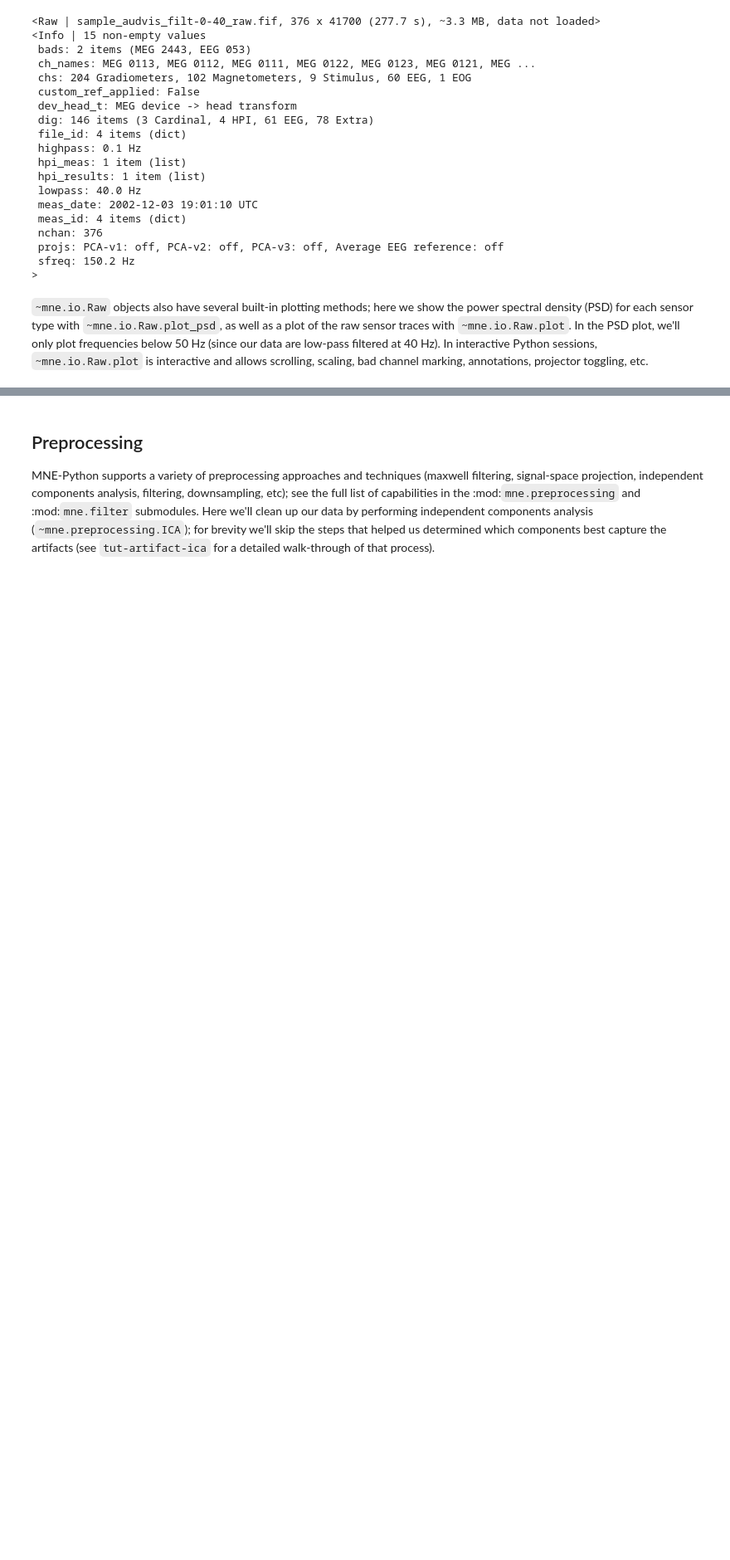
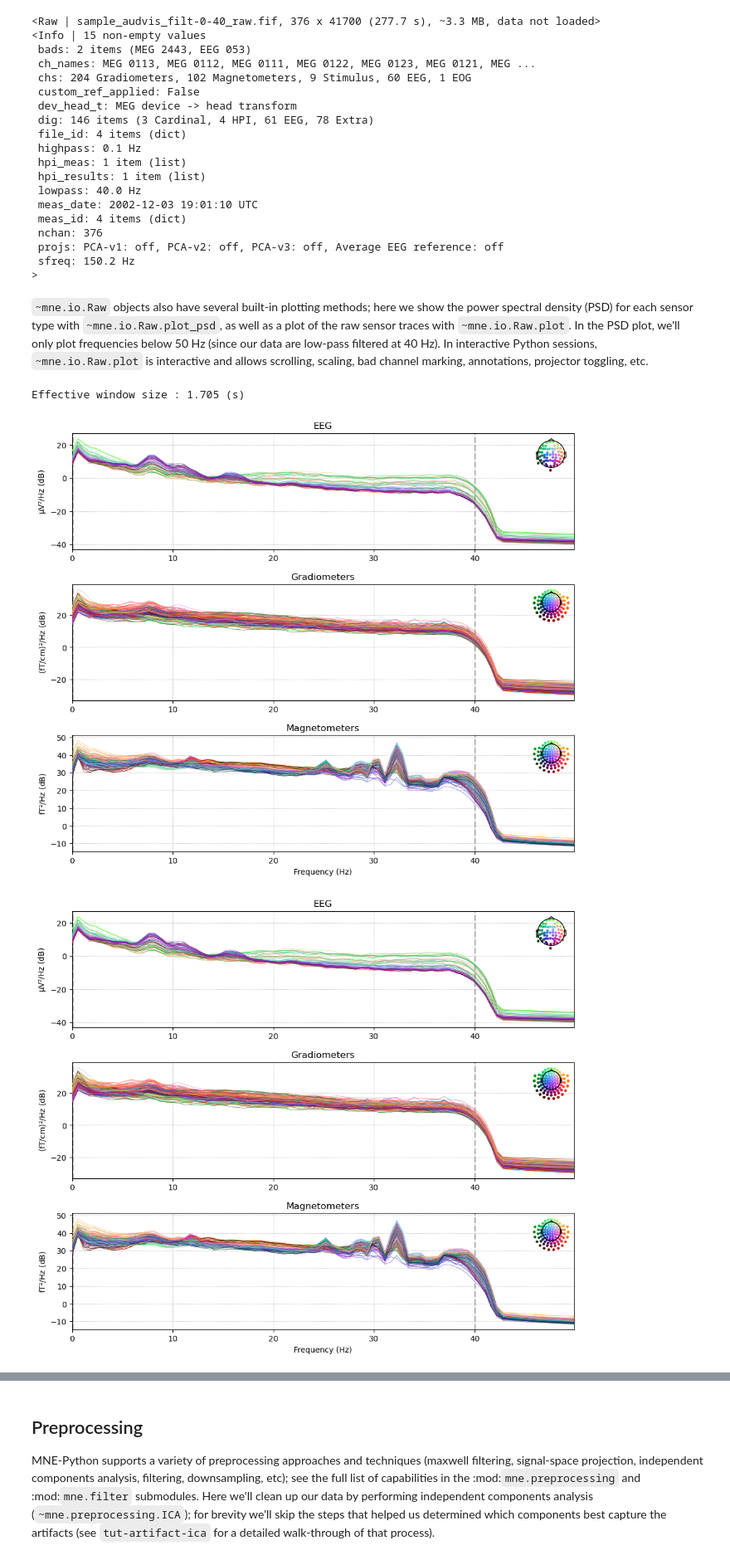
Before and after one commit to Shawnzty/tACS-Attention, a Jupyter notebook: mne_tutorial/10_overview.ipynb, the cells around one changed output, grey strips where cells are left out. Shown at 83% size. Saved outputs shown, nothing was run; the diff lists cells and outputs as text; code cells hidden in the pictures; blank space fills up the shorter version.

```diff
--- a/mne_tutorial/10_overview.ipynb
+++ b/mne_tutorial/10_overview.ipynb
@@ -97,4 +97,10 @@ show the power spectral density (PSD) for each sensor type with
 (since our data are low-pass filtered at 40 Hz). In interactive Python
 sessions, `~mne.io.Raw.plot` is interactive and allows scrolling, scaling,
 bad channel marking, annotations, projector toggling, etc.
+# %%
+raw.compute_psd(fmax=50).plot()
+# %% [output]
+Effective window size : 1.705 (s)
+[figure, added]
+[figure, added]
 # %%
```
Also changed, not shown: parts of 9 cells of this notebook.
